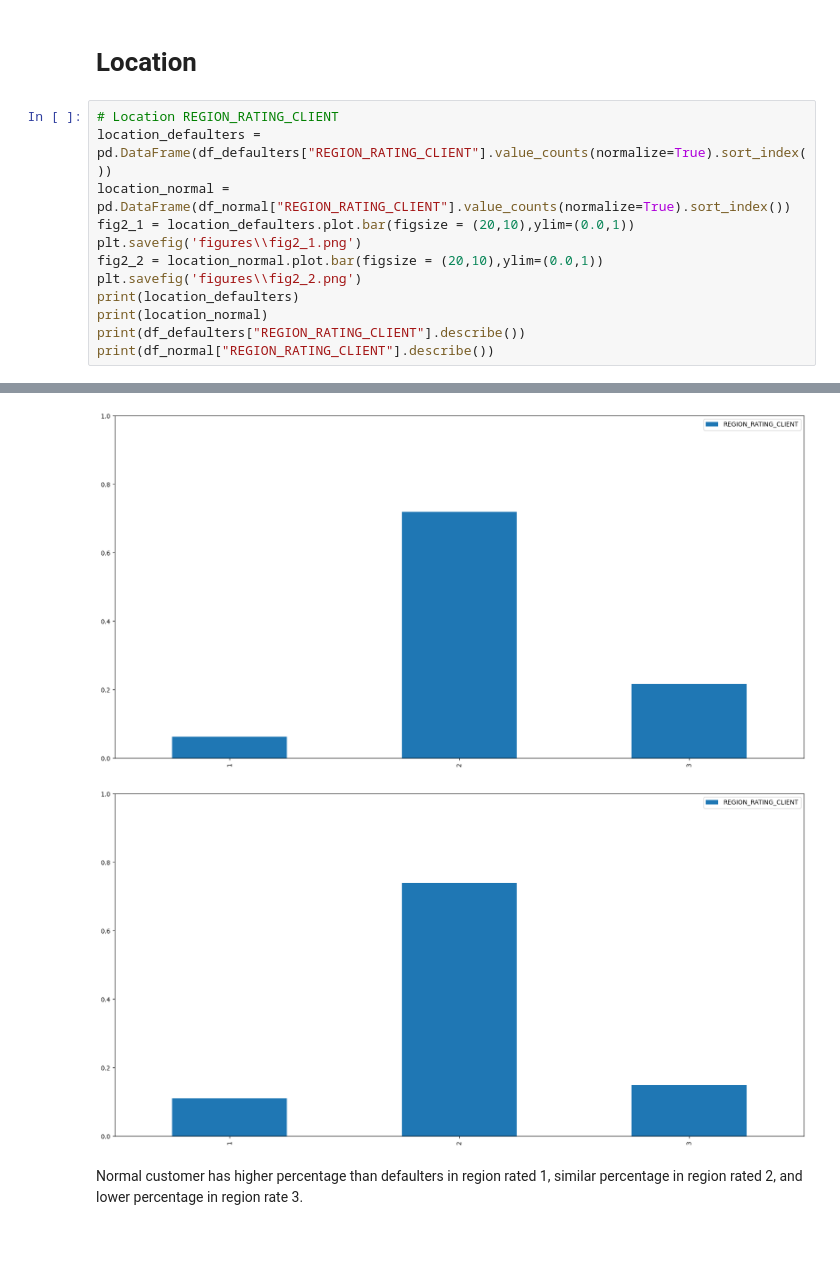
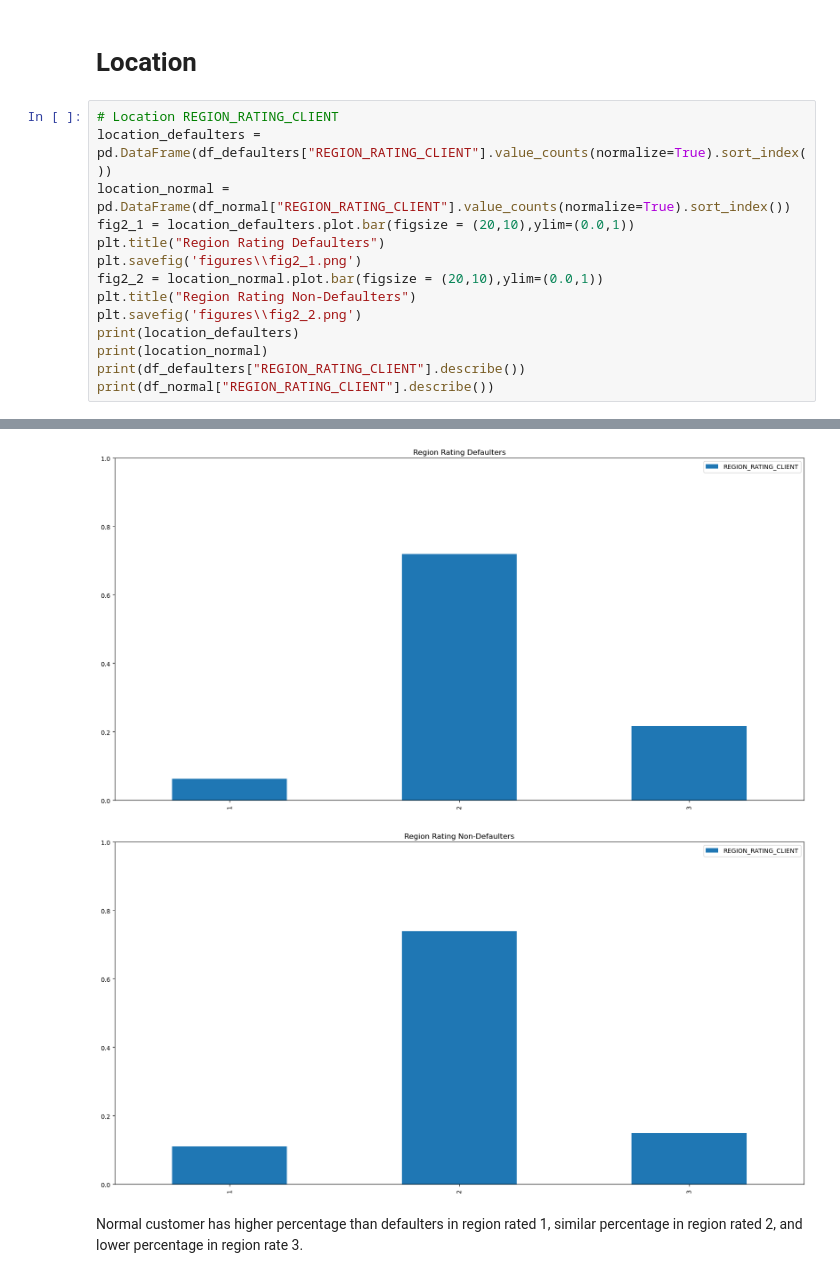
Before and after one commit to rwoodill/credit-card-defaulter-analysis, a Jupyter notebook: combined_coding.ipynb, the cells around one changed output, grey strips where cells are left out. Saved outputs shown, nothing was run; the diff lists cells and outputs as text; blank space fills up the shorter version.

```diff
--- a/combined_coding.ipynb
+++ b/combined_coding.ipynb
@@ -326,35 +330,37 @@ Name: years_birth, dtype: float64
 # %%
 # Location REGION_RATING_CLIENT
 location_defaulters = pd.DataFrame(df_defaulters["REGION_RATING_CLIENT"].value_counts(normalize=True).sort_index())
 location_normal = pd.DataFrame(df_normal["REGION_RATING_CLIENT"].value_counts(normalize=True).sort_index())
 fig2_1 = location_defaulters.plot.bar(figsize = (20,10),ylim=(0.0,1))
+plt.title("Region Rating Defaulters")
 plt.savefig('figures\\fig2_1.png')
 fig2_2 = location_normal.plot.bar(figsize = (20,10),ylim=(0.0,1))
+plt.title("Region Rating Non-Defaulters")
 plt.savefig('figures\\fig2_2.png')
 print(location_defaulters)
 print(location_normal)
 print(df_defaulters["REGION_RATING_CLIENT"].describe())
 print(df_normal["REGION_RATING_CLIENT"].describe())
 # %% [output]
    REGION_RATING_CLIENT
 1              0.062601
 2              0.720399
 3              0.216999
    REGION_RATING_CLIENT
 1              0.110914
 2              0.739352
 3              0.149734
 count    18530.000000
 mean         2.154398
 std          0.505743
 min          1.000000
 ... (10 lines left out)
 50%           2.000000
 75%           2.000000
 max           3.000000
 Name: REGION_RATING_CLIENT, dtype: float64
-[figure, old version]
+[figure, new version]
-[figure, old version]
+[figure, new version]
 # %% [markdown]
 Normal customer has higher percentage than defaulters in region rated 1, similar percentage in region rated 2, and lower percentage in region rate 3.
 # %% [markdown]
```
Also changed, not shown: parts of 5 cells of this notebook, 6 other files.
